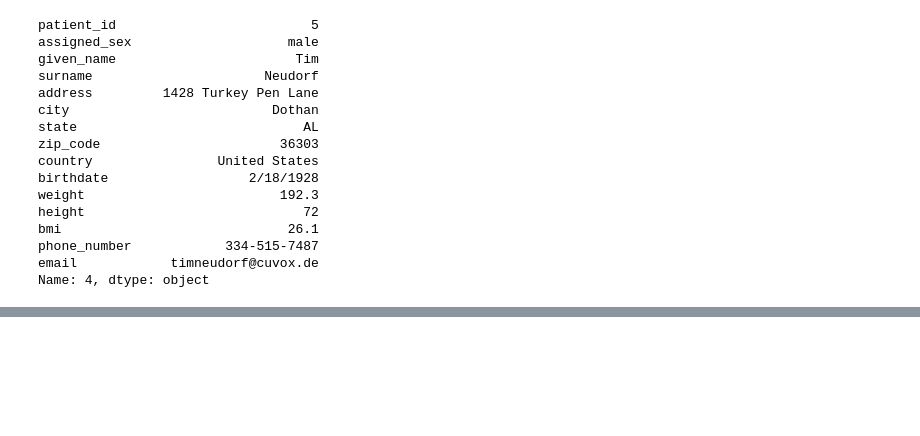
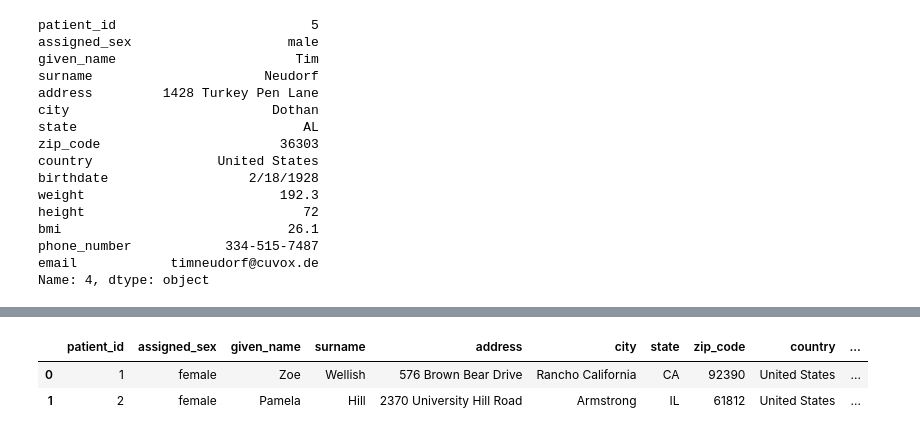
Before and after one commit to tharcyla/data-wrangling, a Jupyter notebook: 04_Cleaning-Data.ipynb, the cells around one changed output, grey strips where cells are left out. Saved outputs shown, nothing was run; the diff lists cells and outputs as text; code cells hidden in the pictures; blank space fills up the shorter version.

```diff
--- a/04_Cleaning-Data.ipynb
+++ b/04_Cleaning-Data.ipynb
@@ -867,0 +919,3 @@ Name: 4, dtype: object
+# %%
+# use pd.series.at to correct David's given name
+patients_clean.at[8, 'given_name'] = 'David'
@@ -867,0 +967,3 @@ Name: 4, dtype: object
+# %%
+# use pd.series.astype to change it to 'category'
+patients_clean['assigned_sex'] = patients_clean['assigned_sex'].astype('category')
@@ -867,0 +1001,3 @@ Name: 4, dtype: object
+# %%
+# use pd.series.astype to change it to 'category'
+patients_clean['state'] = patients_clean['state'].astype('category')
@@ -867,0 +1039,3 @@ Name: 4, dtype: object
+# %%
+# use pd.to_datetime to convert the column to datetime
+patients_clean['birthdate'] = pd.to_datetime(patients_clean['birthdate'])
@@ -867,0 +1056,7 @@ Name: 4, dtype: object
+# %%
+# check to see if it worked
+patients_clean.head(2)
+# %% [output]
+|  | patient_id | assigned_sex | given_name | surname | address | city | state | zip_code | country | ... |
+| 0 | 1 | female | Zoe | Wellish | 576 Brown Bear Drive | Rancho California | CA | 92390 | United States | ... |
+| 1 | 2 | female | Pamela | Hill | 2370 University Hill Road | Armstrong | IL | 61812 | United States | ... |
```
Also changed, not shown: parts of 91 cells of this notebook.
